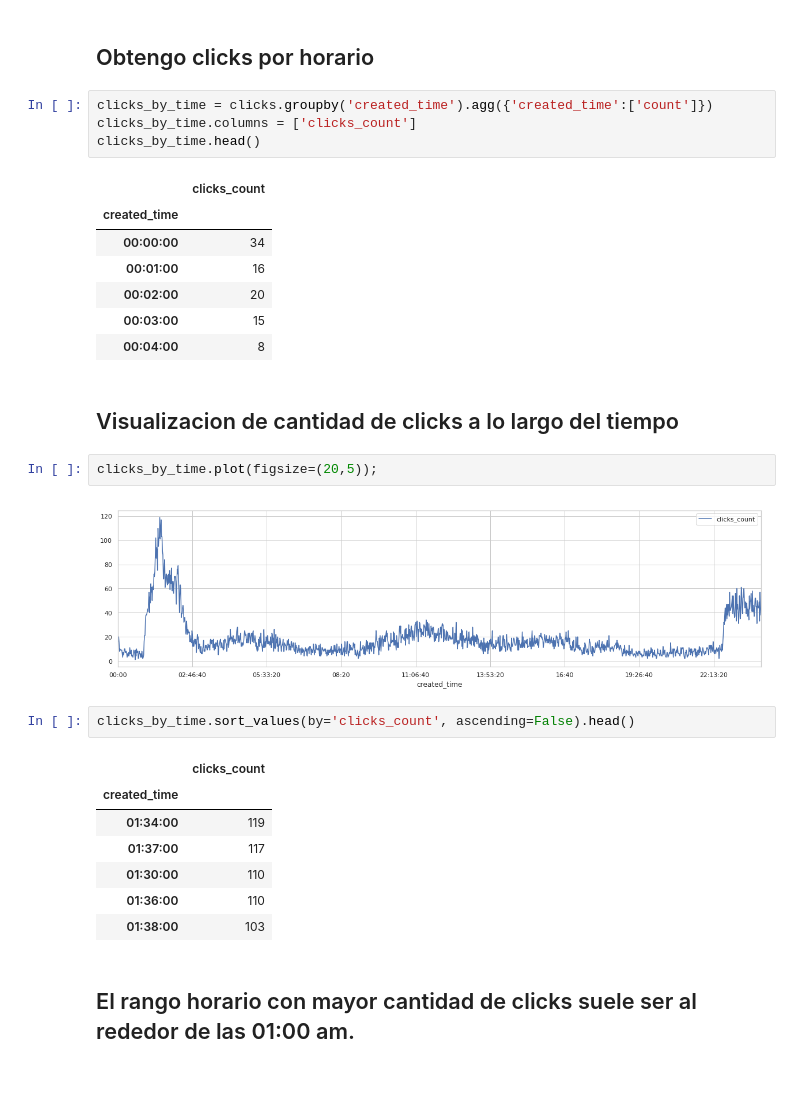
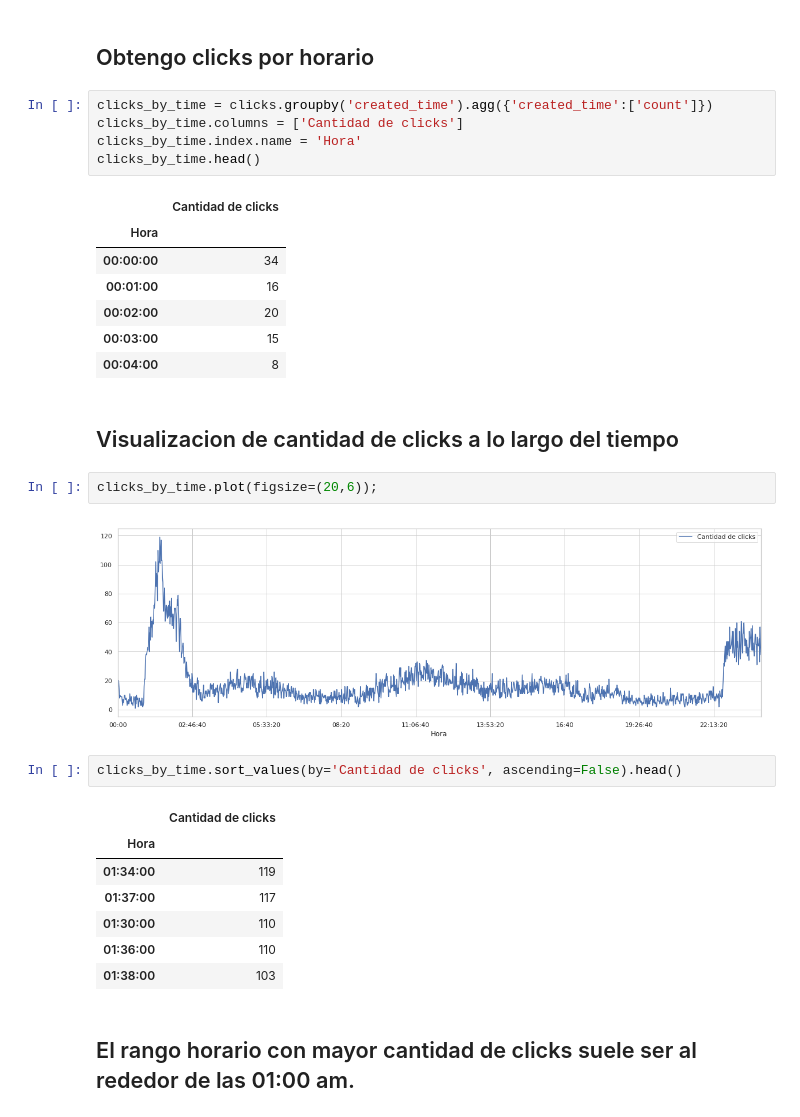
Before and after one commit to gonzaloea/fingers-exercises-7506, a Jupyter notebook: finger1/Finger1.2.ipynb, the cells around one changed output. Cells and saved outputs as stored; diff of their text form; blank space fills up the shorter version.

```diff
--- a/finger1/Finger1.2.ipynb
+++ b/finger1/Finger1.2.ipynb
@@ -58,11 +58,12 @@ clicks.head()
 ## Obtengo clicks por horario
 # %%
 clicks_by_time = clicks.groupby('created_time').agg({'created_time':['count']})
-clicks_by_time.columns = ['clicks_count']
+clicks_by_time.columns = ['Cantidad de clicks']
+clicks_by_time.index.name = 'Hora'
 clicks_by_time.head()
 # %% [output]
-|  | clicks_count |
-| created_time |  |
+|  | Cantidad de clicks |
+| Hora |  |
 | 00:00:00 | 34 |
 | 00:01:00 | 16 |
 | 00:02:00 | 20 |
@@ -71,14 +72,14 @@ clicks_by_time.head()
 # %% [markdown]
 ## Visualizacion de cantidad de clicks a lo largo del tiempo
 # %%
-clicks_by_time.plot(figsize=(20,5));
+clicks_by_time.plot(figsize=(20,6));
 # %% [output]
-[figure, old version]
+[figure, new version]
 # %%
-clicks_by_time.sort_values(by='clicks_count', ascending=False).head()
+clicks_by_time.sort_values(by='Cantidad de clicks', ascending=False).head()
 # %% [output]
-|  | clicks_count |
-| created_time |  |
+|  | Cantidad de clicks |
+| Hora |  |
 | 01:34:00 | 119 |
 | 01:37:00 | 117 |
 | 01:30:00 | 110 |
```
Also changed, not shown: 2 other files.
